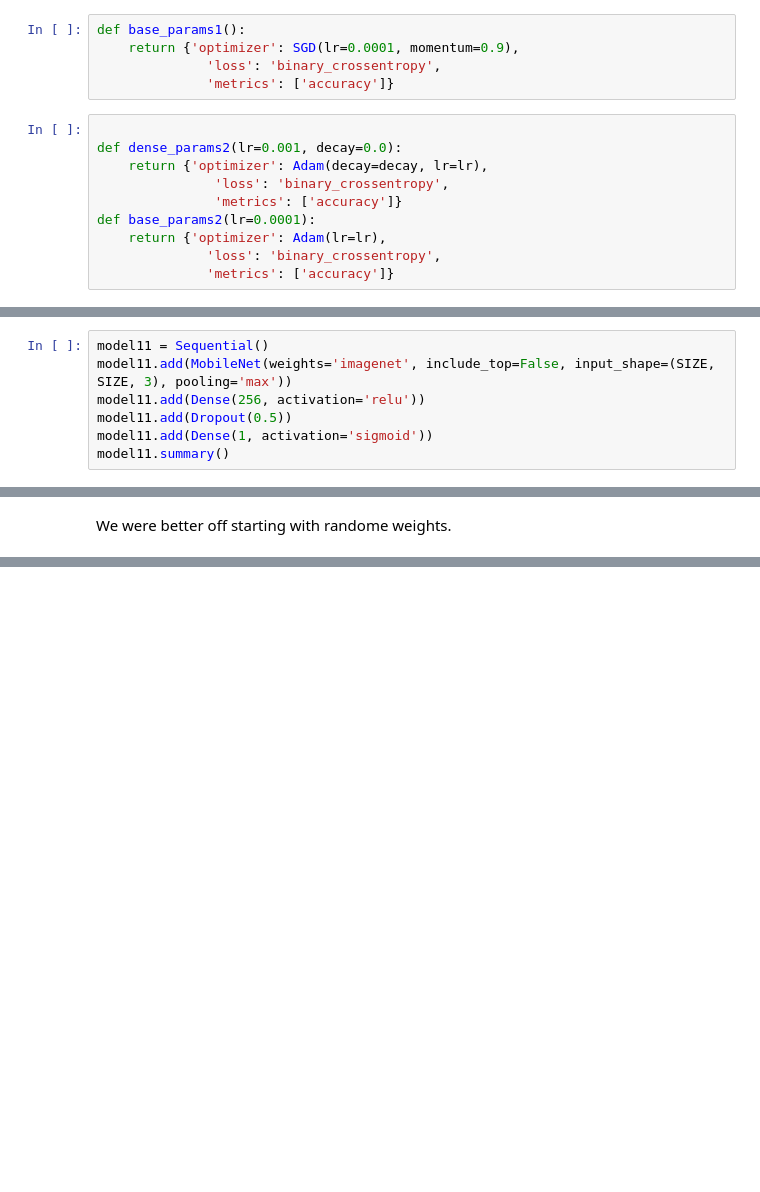
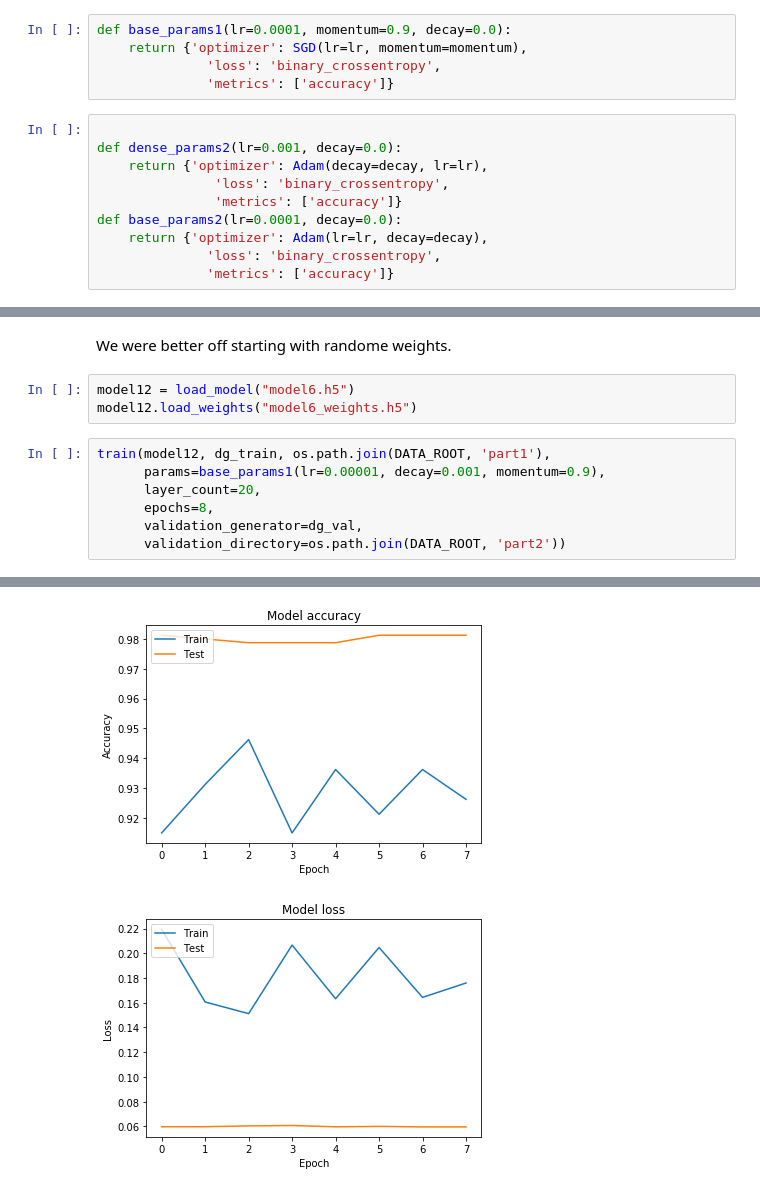
Before and after one commit to quasus/keras1, a Jupyter notebook: cats-and-dogs.ipynb, the cells around one changed output, grey strips where cells are left out. Saved outputs shown, nothing was run; the diff lists cells and outputs as text; blank space fills up the shorter version.

```diff
--- a/cats-and-dogs.ipynb
+++ b/cats-and-dogs.ipynb
@@ -86,8 +86,8 @@ def dense_params1():
                'loss': 'binary_crossentropy',
                'metrics': ['accuracy']}
 # %%
-def base_params1():
-    return {'optimizer': SGD(lr=0.0001, momentum=0.9),
+def base_params1(lr=0.0001, momentum=0.9, decay=0.0):
+    return {'optimizer': SGD(lr=lr, momentum=momentum),
               'loss': 'binary_crossentropy',
               'metrics': ['accuracy']}
 # %%
@@ -96,8 +96,8 @@ def dense_params2(lr=0.001, decay=0.0):
     return {'optimizer': Adam(decay=decay, lr=lr),
                'loss': 'binary_crossentropy',
                'metrics': ['accuracy']}
-def base_params2(lr=0.0001):
-    return {'optimizer': Adam(lr=lr),
+def base_params2(lr=0.0001, decay=0.0):
+    return {'optimizer': Adam(lr=lr, decay=decay),
               'loss': 'binary_crossentropy',
               'metrics': ['accuracy']}
 # %%
@@ -519,7 +515,0 @@ Trying to improve model 6 by gradually increasing the resolution.  We first use
-# %%
-model11 = Sequential()
-model11.add(MobileNet(weights='imagenet', include_top=False, input_shape=(SIZE, SIZE, 3), pooling='max'))
-model11.add(Dense(256, activation='relu'))
-model11.add(Dropout(0.5))
-model11.add(Dense(1, activation='sigmoid'))
-model11.summary()
@@ -728,3 +719,14 @@ Epoch 4/4
 [figure]
 # %% [markdown]
 We were better off starting with randome weights.
+# %%
+model12 = load_model("model6.h5")
+model12.load_weights("model6_weights.h5")
+# %%
+train(model12, dg_train, os.path.join(DATA_ROOT, 'part1'),
+      params=base_params1(lr=0.00001, decay=0.001, momentum=0.9),
+      layer_count=20,
+      epochs=8,
+      validation_generator=dg_val,
+      validation_directory=os.path.join(DATA_ROOT, 'part2'))
+# %% [output]
@@ -730,0 +751,2 @@ We were better off starting with randome weights.
+[figure, added]
+[figure, added]
```
Also changed, not shown: parts of 17 cells of this notebook, 1 other file.
